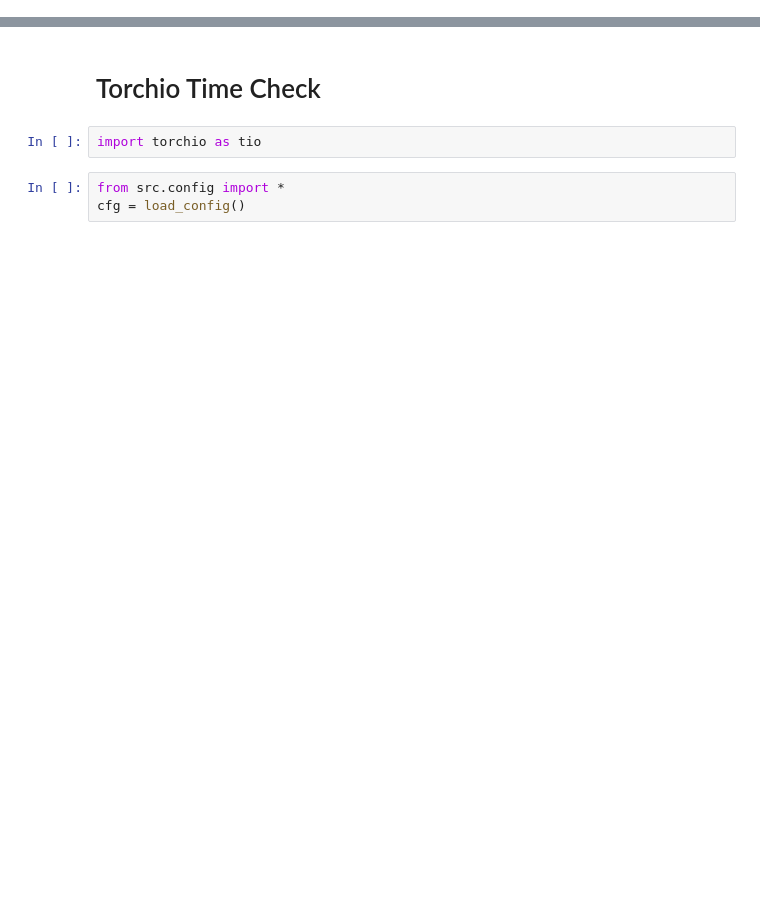
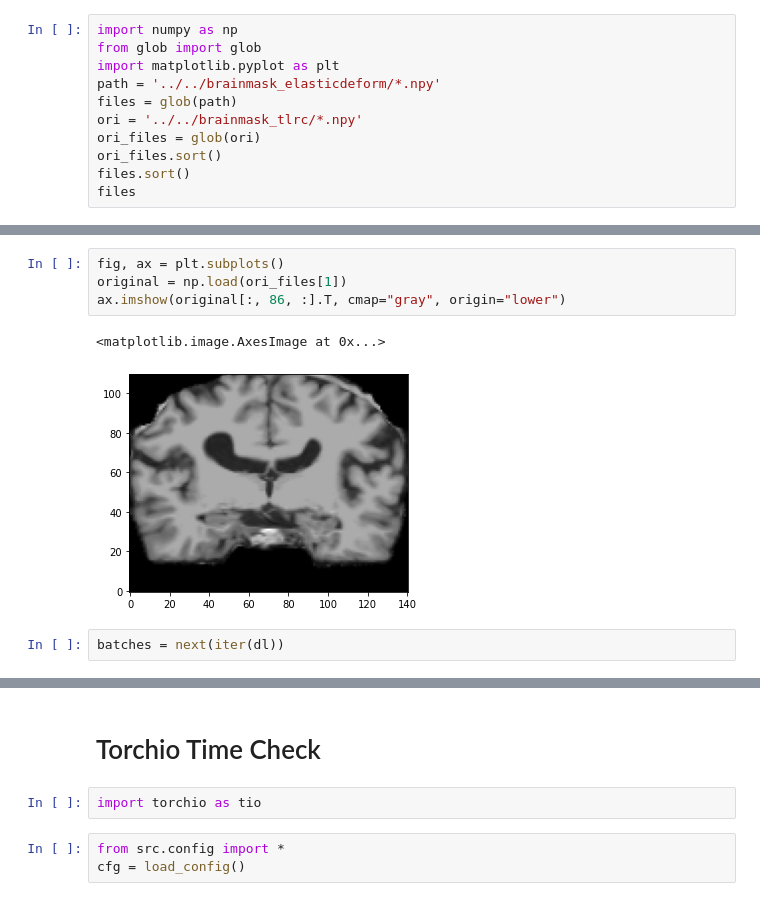
Before and after one commit to 1pha/brain-age-prediction, a Jupyter notebook: dump.ipynb, the cells around one changed output, grey strips where cells are left out. Saved outputs shown, nothing was run; the diff lists cells and outputs as text; blank space fills up the shorter version.

```diff
--- a/dump.ipynb
+++ b/dump.ipynb
@@ -0,0 +3,11 @@
+# %%
+import numpy as np
+from glob import glob
+import matplotlib.pyplot as plt
+path = '../../brainmask_elasticdeform/*.npy'
+files = glob(path)
+ori = '../../brainmask_tlrc/*.npy'
+ori_files = glob(ori)
+ori_files.sort()
+files.sort()
+files
@@ -0,0 +66,9 @@
+# %%
+fig, ax = plt.subplots()
+original = np.load(ori_files[1])
+ax.imshow(original[:, 86, :].T, cmap="gray", origin="lower")
+# %% [output]
+<matplotlib.image.AxesImage at 0x...>
+[figure, added]
+# %%
+batches = next(iter(dl))
```
Also changed, not shown: parts of 16 cells of this notebook.
